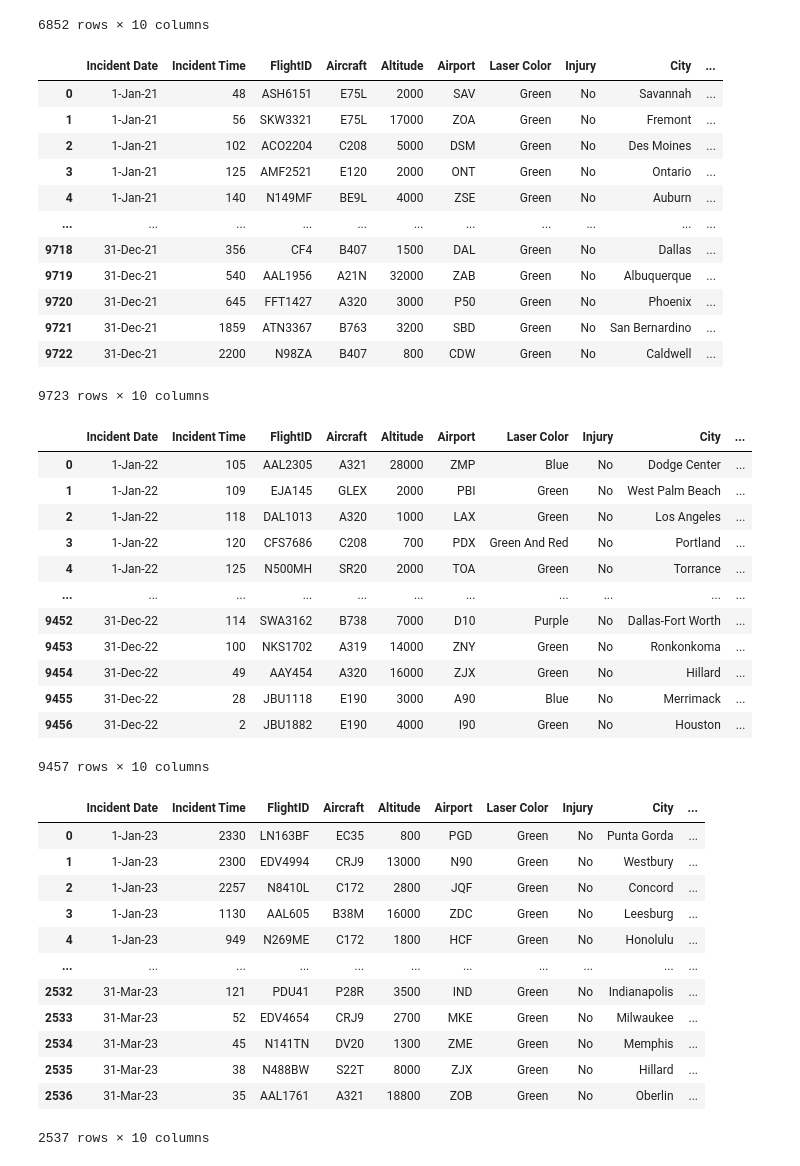
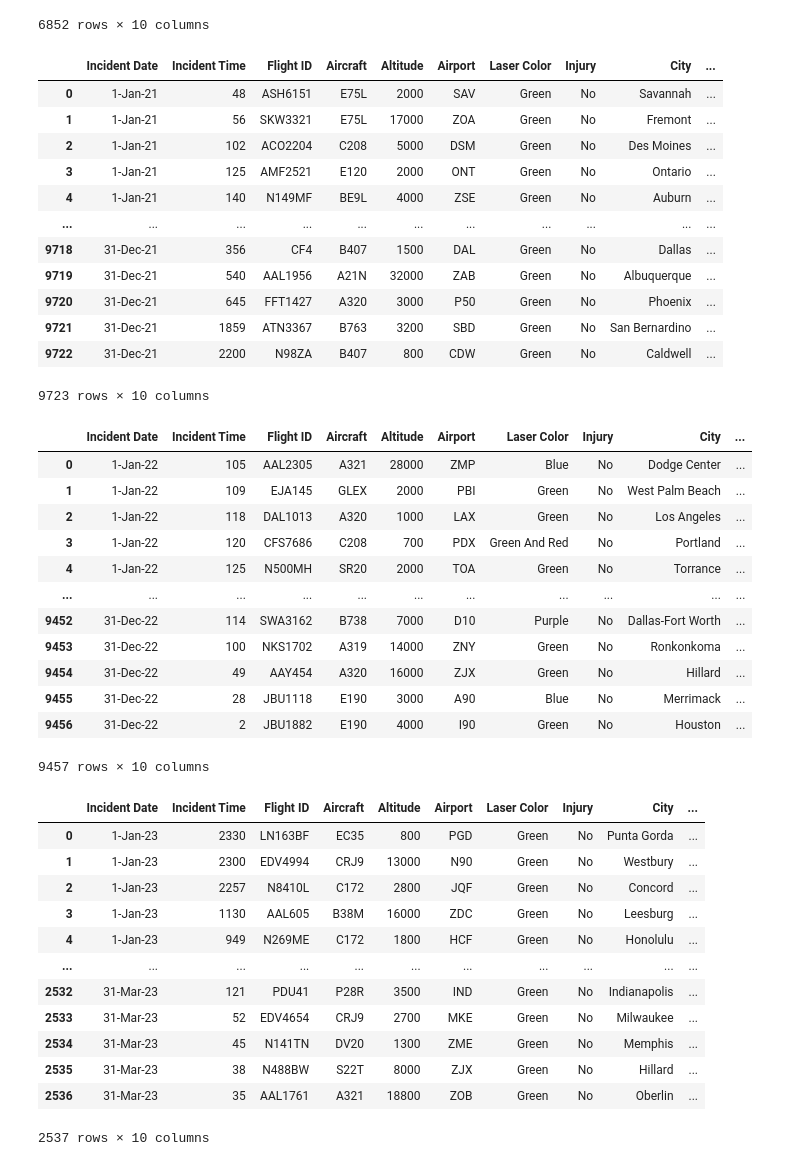
Before and after one commit to milaandahiya/AviationLaserResearch, a Jupyter notebook: Research.ipynb, the cells around one changed output. Cells and saved outputs as stored; diff of their text form; code cells hidden in the pictures.

```diff
--- a/Research.ipynb
+++ b/Research.ipynb
@@ -124,9 +136,10 @@ df20
 6852 rows × 10 columns
 # %%
 df21 = pd.read_csv("data/Laser-Report-2021-FINAL.csv", skiprows=1)
+df21.rename(columns={'FlightID' : 'Flight ID'}, inplace=True) #rename FlightID column
 df21
 # %% [output]
-|  | Incident Date | Incident Time | FlightID | Aircraft | Altitude | Airport | Laser Color | Injury | City | ... |
+|  | Incident Date | Incident Time | Flight ID | Aircraft | Altitude | Airport | Laser Color | Injury | City | ... |
 | 0 | 1-Jan-21 | 48 | ASH6151 | E75L | 2000 | SAV | Green | No | Savannah | ... |
 | 1 | 1-Jan-21 | 56 | SKW3321 | E75L | 17000 | ZOA | Green | No | Fremont | ... |
 | 2 | 1-Jan-21 | 102 | ACO2204 | C208 | 5000 | DSM | Green | No | Des Moines | ... |
@@ -141,9 +154,10 @@ df21
 9723 rows × 10 columns
 # %%
 df22 = pd.read_csv("data/Laser_Report_2022 _12.31_FINAL.csv")
+df22.rename(columns={'FlightID' : 'Flight ID'}, inplace=True) #rename FlightID column
 df22
 # %% [output]
-|  | Incident Date | Incident Time | FlightID | Aircraft | Altitude | Airport | Laser Color | Injury | City | ... |
+|  | Incident Date | Incident Time | Flight ID | Aircraft | Altitude | Airport | Laser Color | Injury | City | ... |
 | 0 | 1-Jan-22 | 105 | AAL2305 | A321 | 28000 | ZMP | Blue | No | Dodge Center | ... |
 | 1 | 1-Jan-22 | 109 | EJA145 | GLEX | 2000 | PBI | Green | No | West Palm Beach | ... |
 | 2 | 1-Jan-22 | 118 | DAL1013 | A320 | 1000 | LAX | Green | No | Los Angeles | ... |
@@ -158,9 +172,10 @@ df22
 9457 rows × 10 columns
 # %%
 df23 = pd.read_csv("data/Laser_Report_2023_through_03-31.csv")
+df23.rename(columns={'FlightID' : 'Flight ID'}, inplace=True) #rename FlightID column
 df23
 # %% [output]
-|  | Incident Date | Incident Time | FlightID | Aircraft | Altitude | Airport | Laser Color | Injury | City | ... |
+|  | Incident Date | Incident Time | Flight ID | Aircraft | Altitude | Airport | Laser Color | Injury | City | ... |
 | 0 | 1-Jan-23 | 2330 | LN163BF | EC35 | 800 | PGD | Green | No | Punta Gorda | ... |
 | 1 | 1-Jan-23 | 2300 | EDV4994 | CRJ9 | 13000 | N90 | Green | No | Westbury | ... |
 | 2 | 1-Jan-23 | 2257 | N8410L | C172 | 2800 | JQF | Green | No | Concord | ... |
```
Also changed, not shown: parts of 4 cells of this notebook.
